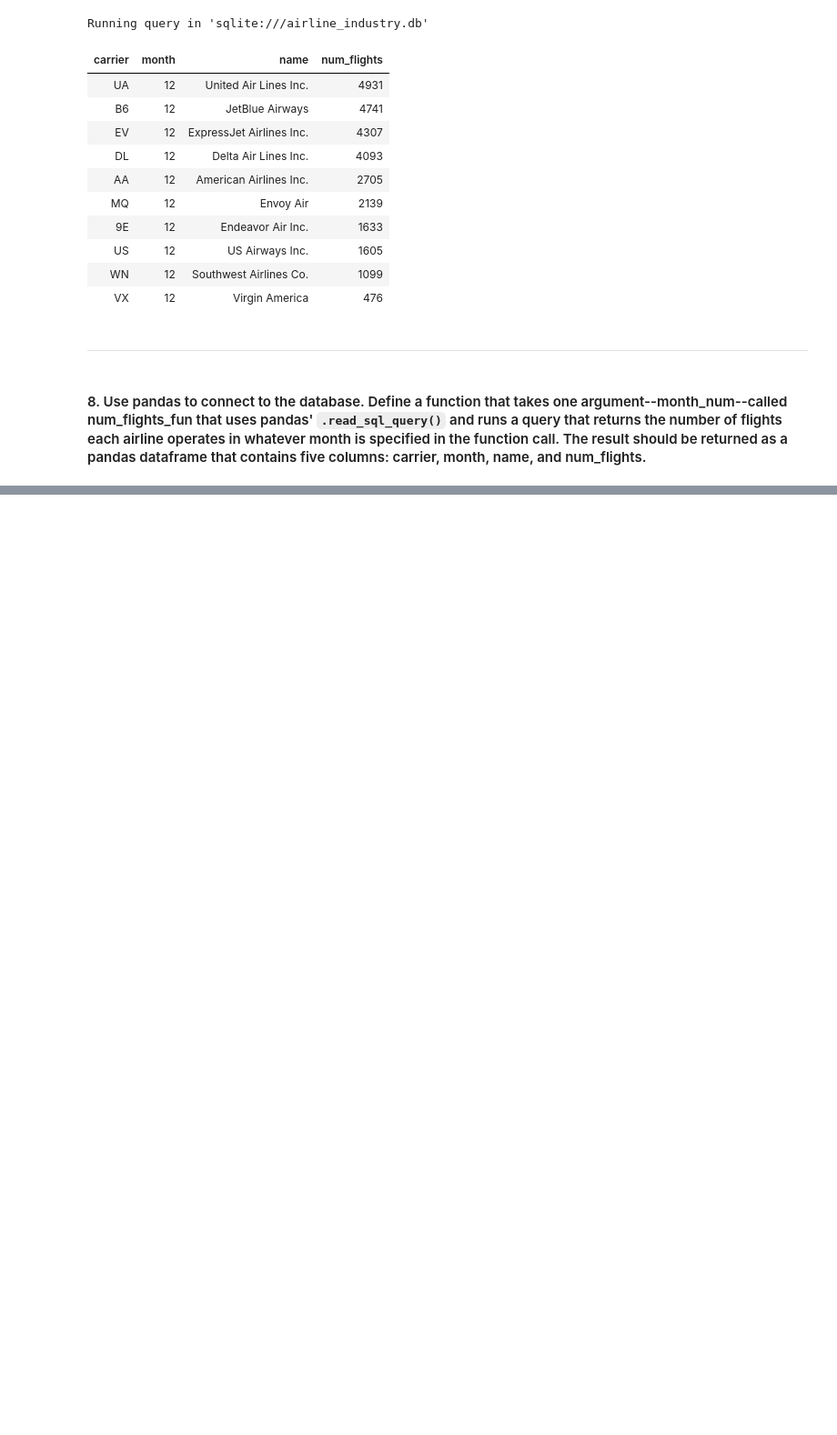
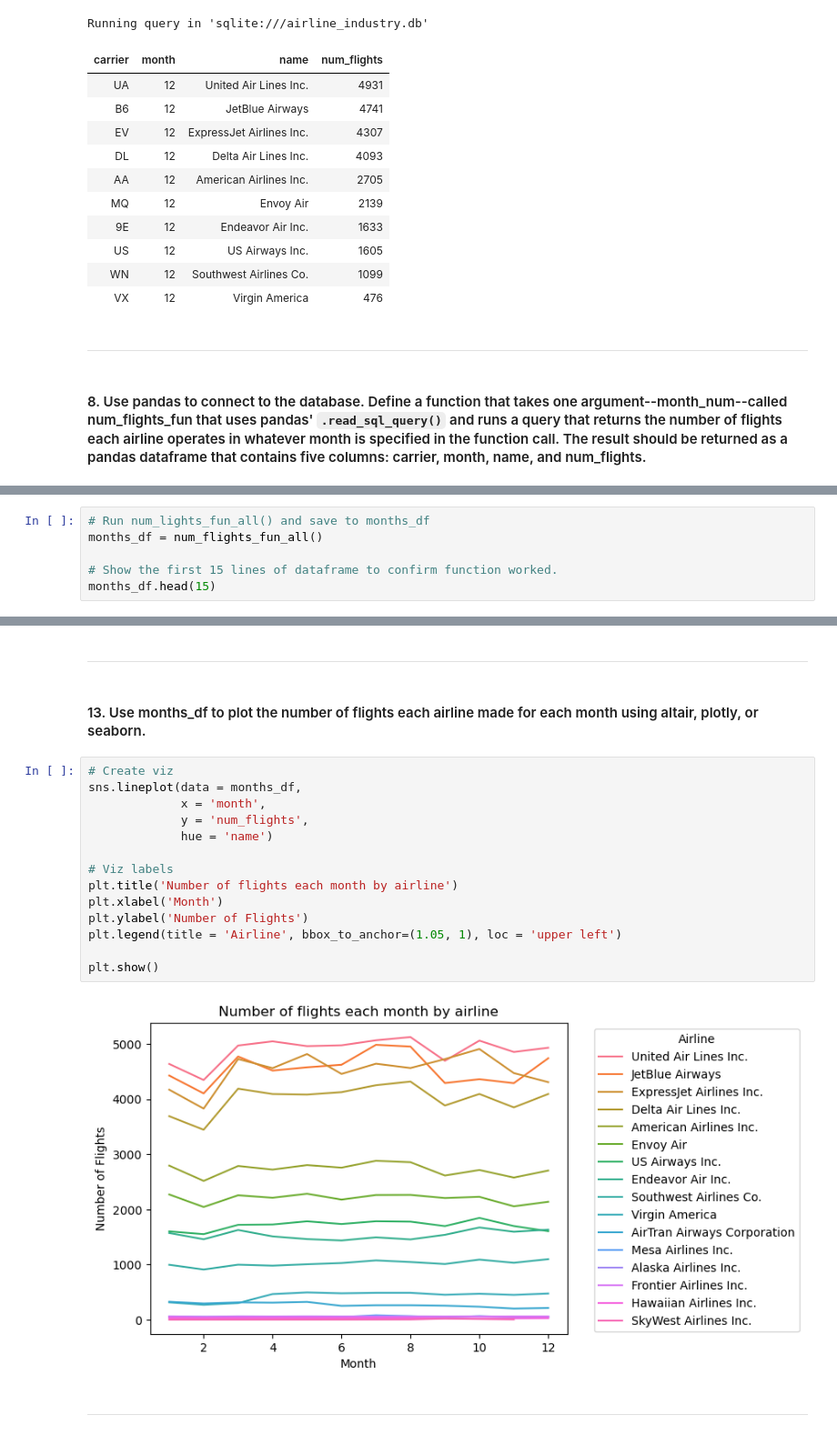
Before and after one commit to mjohnsonsea/opan6608_assignment3, a Jupyter notebook: opan6608_asssignment3.ipynb, the cells around one changed output, grey strips where cells are left out. Shown at 91% size. Cells and saved outputs as stored; diff of their text form; blank space fills up the shorter version.

```diff
--- a/opan6608_asssignment3.ipynb
+++ b/opan6608_asssignment3.ipynb
@@ -322,0 +403,6 @@ num_flights_fun(11)
+# %%
+# Run num_lights_fun_all() and save to months_df
+months_df = num_flights_fun_all()
+
+# Show the first 15 lines of dataframe to confirm function worked.
+months_df.head(15)
@@ -322,0 +426,22 @@ num_flights_fun(11)
+# %% [markdown]
+****
+# %% [markdown]
+#### 13. Use months_df to plot the number of flights each airline made for each month using altair, plotly, or seaborn.
+# %%
+# Create viz
+sns.lineplot(data = months_df,
+             x = 'month',
+             y = 'num_flights',
+             hue = 'name')
+
+# Viz labels
+plt.title('Number of flights each month by airline')
+plt.xlabel('Month')
+plt.ylabel('Number of Flights')
+plt.legend(title = 'Airline', bbox_to_anchor=(1.05, 1), loc = 'upper left')
+
+plt.show()
+# %% [output]
+[figure, added]
+# %% [markdown]
+****
```
Also changed, not shown: parts of 32 cells of this notebook.
